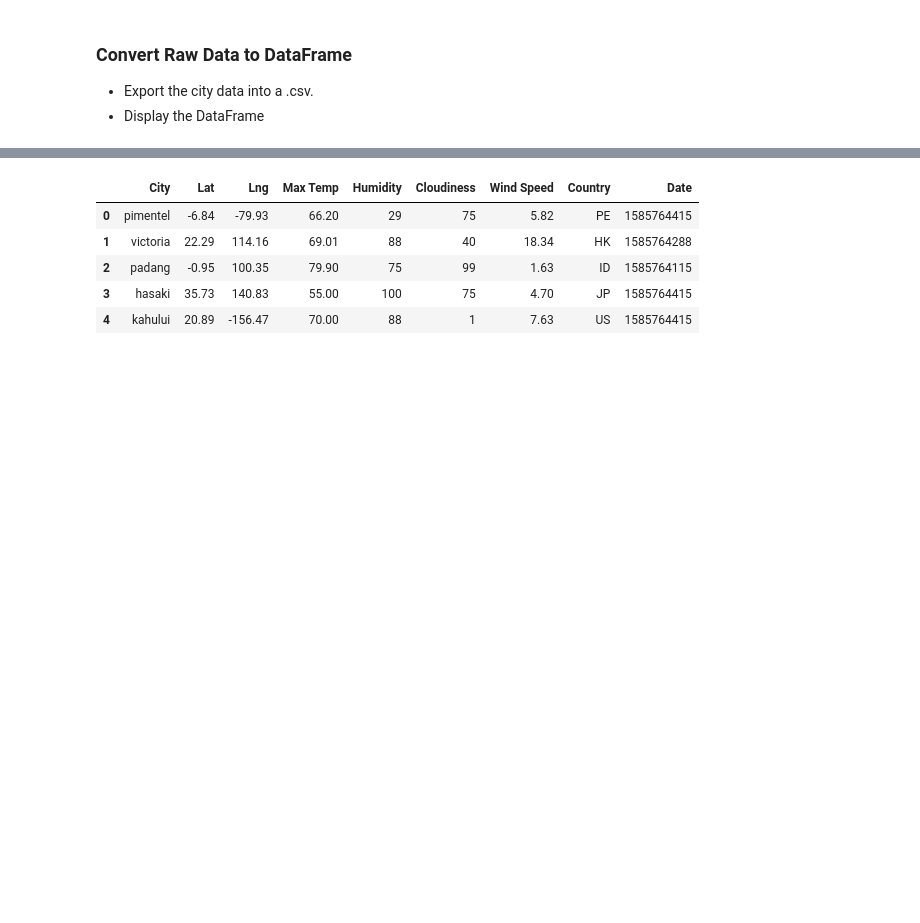
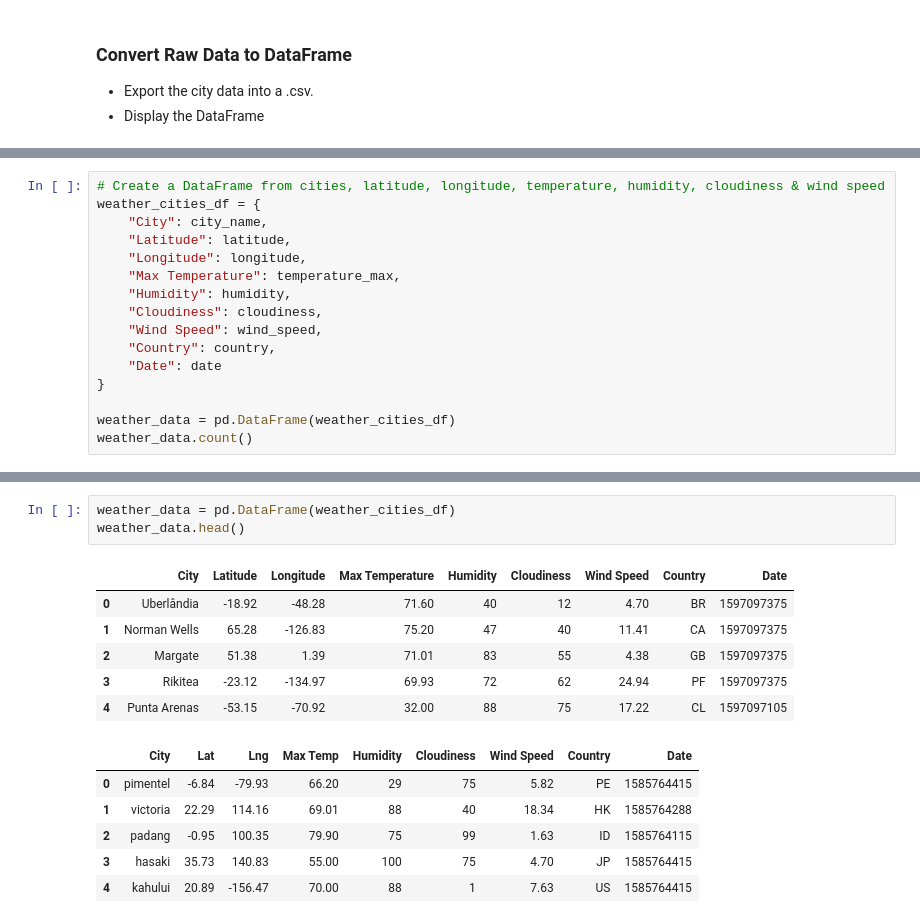
Before and after one commit to zetaum/python-api-challenge, a Jupyter notebook: WeatherPy/WeatherPy.ipynb, the cells around one changed output, grey strips where cells are left out. Cells and saved outputs as stored; diff of their text form; blank space fills up the shorter version.

Commit message:
add data frame

```diff
--- a/WeatherPy/WeatherPy.ipynb
+++ b/WeatherPy/WeatherPy.ipynb
@@ -109,0 +164,16 @@ dtype: int64
+# %%
+# Create a DataFrame from cities, latitude, longitude, temperature, humidity, cloudiness & wind speed
+weather_cities_df = {
+    "City": city_name,
+    "Latitude": latitude,
+    "Longitude": longitude,
+    "Max Temperature": temperature_max,
+    "Humidity": humidity,
+    "Cloudiness": cloudiness,
+    "Wind Speed": wind_speed,
+    "Country": country,
+    "Date": date
+}
+
+weather_data = pd.DataFrame(weather_cities_df)
+weather_data.count()
@@ -110,3 +191,13 @@ dtype: int64
+# %%
+weather_data = pd.DataFrame(weather_cities_df)
+weather_data.head()
+# %% [output]
+|  | City | Latitude | Longitude | Max Temperature | Humidity | Cloudiness | Wind Speed | Country | Date |
+| 0 | Uberlândia | -18.92 | -48.28 | 71.60 | 40 | 12 | 4.70 | BR | 1597097375 |
+| 1 | Norman Wells | 65.28 | -126.83 | 75.20 | 47 | 40 | 11.41 | CA | 1597097375 |
+| 2 | Margate | 51.38 | 1.39 | 71.01 | 83 | 55 | 4.38 | GB | 1597097375 |
+| 3 | Rikitea | -23.12 | -134.97 | 69.93 | 72 | 62 | 24.94 | PF | 1597097375 |
+| 4 | Punta Arenas | -53.15 | -70.92 | 32.00 | 88 | 75 | 17.22 | CL | 1597097105 |
 # %%
 # %% [output]
 |  | City | Lat | Lng | Max Temp | Humidity | Cloudiness | Wind Speed | Country | Date |
```
Also changed, not shown: parts of 3 cells of this notebook.
